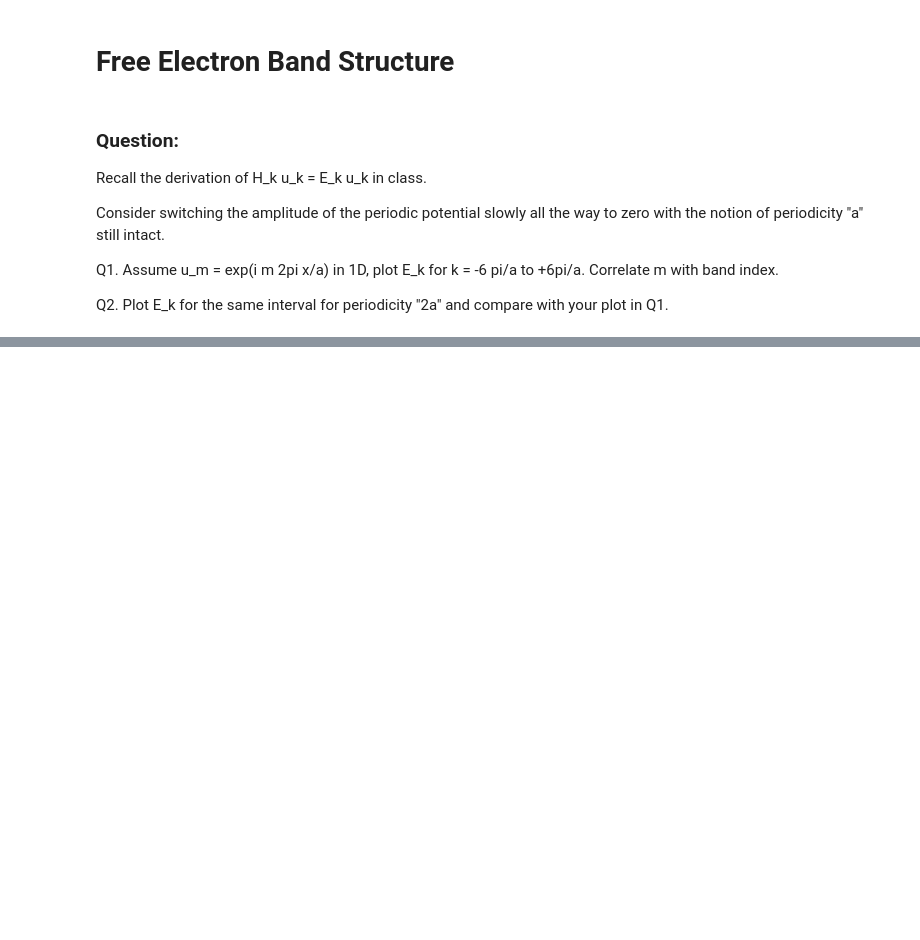
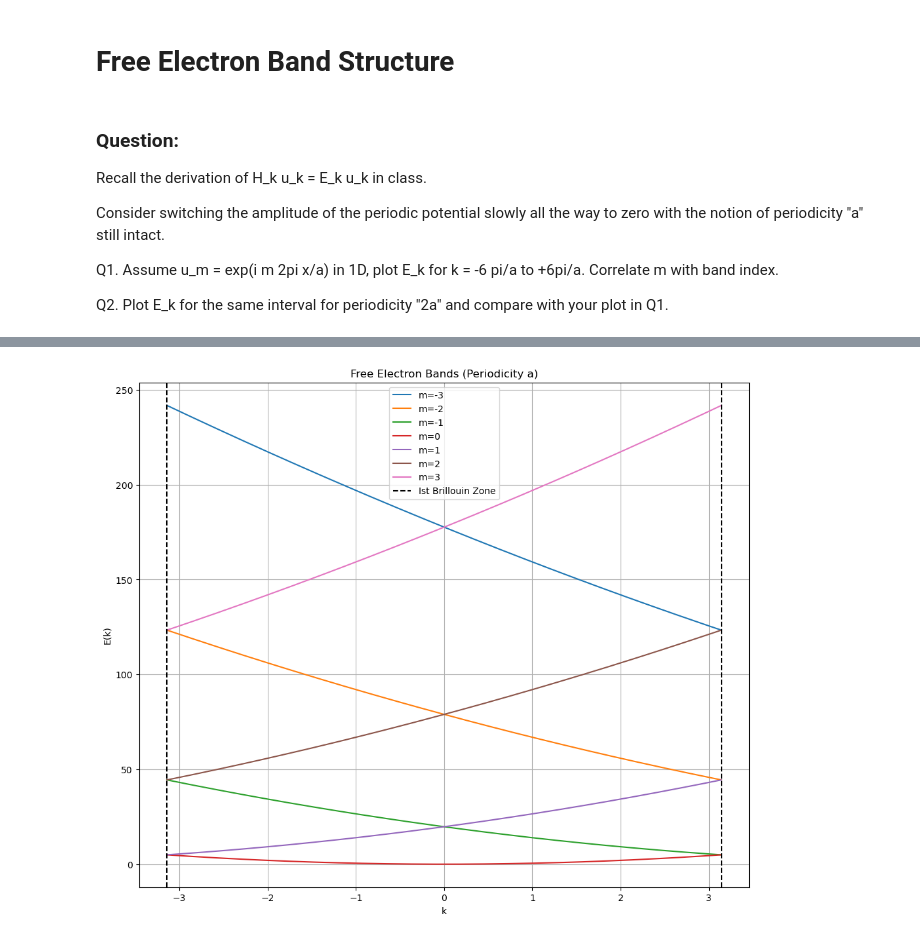
Before and after one commit to crimsonpane23/P306-Introduction-to-Condensed-Matter-Physics, a Jupyter notebook: Assignment 2 - Free Electron Band Structure.ipynb, the cells around one changed output, grey strips where cells are left out. Drawn from its saved outputs; the diff is of its cells as text; code cells hidden in the pictures; blank space fills up the shorter version.

```diff
--- a/Assignment 2 - Free Electron Band Structure.ipynb
+++ b/Assignment 2 - Free Electron Band Structure.ipynb
@@ -57,0 +78,19 @@ plt.show()
+# %%
+k = np.linspace(-np.pi/a, np.pi/a, 500)
+h_cut = 1.055e-34
+m = 9.11e-31
+
+plt.figure(figsize=(12, 10))
+for m in range(-3, 4):
+    E = ((k + m * 2*np.pi/a)**2)/2
+    plt.plot(k, E, label=f'm={m}')
+plt.axvline(np.pi/a, linestyle='--', color='black', label='Ist Brillouin Zone')
+plt.axvline(-np.pi/a, linestyle='--', color='black')
+plt.xlabel("k")
+plt.ylabel("E(k)")
+plt.title("Free Electron Bands (Periodicity a)")
+plt.grid()
+plt.legend()
+plt.show()
+# %% [output]
+[figure, added]
```
Also changed, not shown: parts of 6 cells of this notebook.
